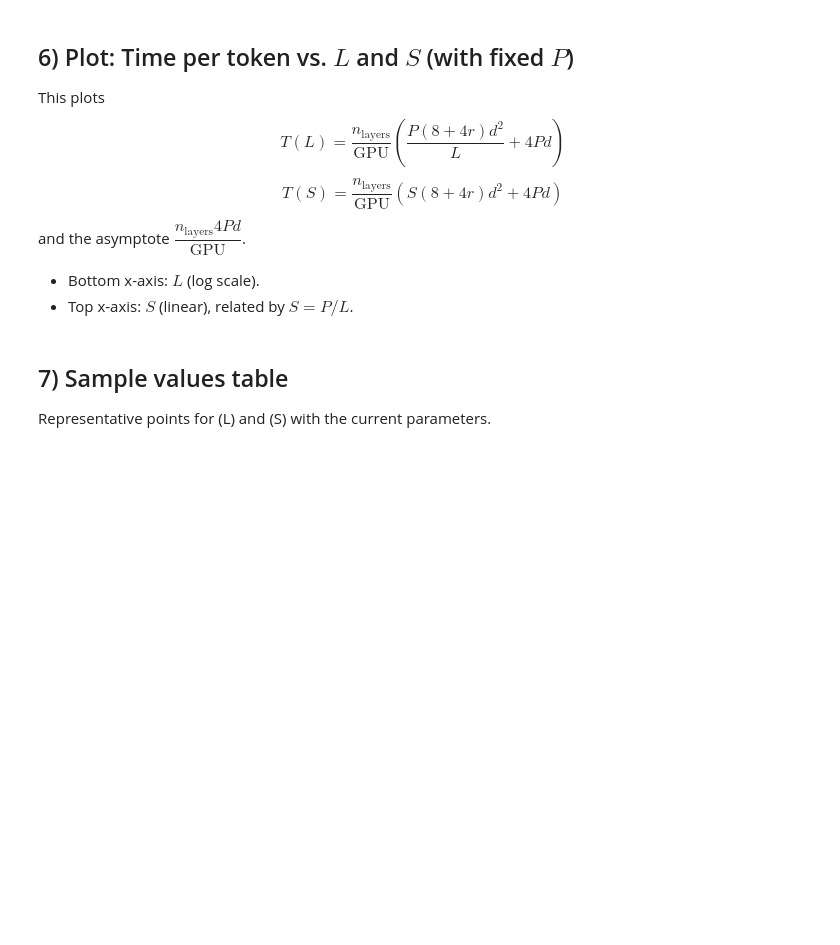
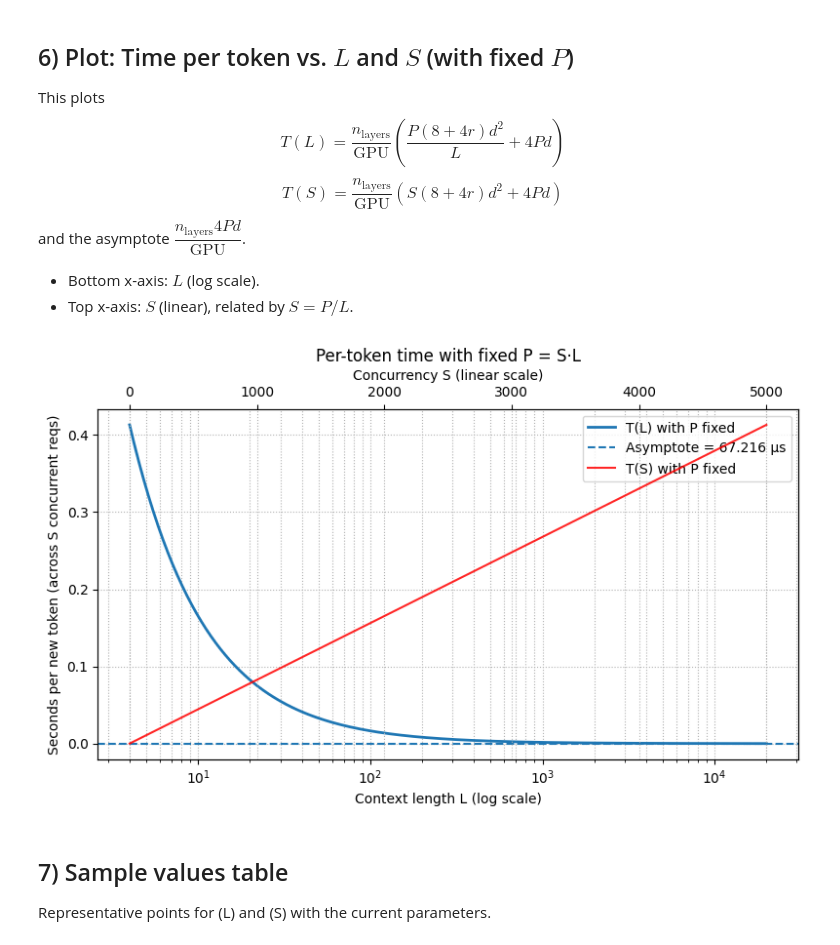
Before and after one commit to zivbeker42/llm-guesstimator, a Jupyter notebook: decode_estimations.ipynb, the cells around one changed output. Saved outputs shown, nothing was run; the diff lists cells and outputs as text; code cells hidden in the pictures; blank space fills up the shorter version.

Commit message:
decode estimations finished and should be good to go

```diff
--- a/decode_estimations.ipynb
+++ b/decode_estimations.ipynb
@@ -172,34 +172,36 @@ asymptote_time = (4 * P * d * n_layers) / gpu_flops_per_sec
 fig, axL = plt.subplots(figsize=(8, 5))
 axL.plot(L_vals, T_L, label="T(L) with P fixed", linewidth=2)
 axL.axhline(
     asymptote_time,
     linestyle="--",
     label=f"Asymptote = {asymptote_time * 1e6:.3f} µs",
 )
 
 # T(S)
-start, stop, num = decode_settings["concurrency_range"]
+start, stop, num = decode_settings["batch_range"]
 S_vals = np.linspace(start, stop, int(num))
 T_S = time_per_token_from_S(S_vals, P, decode_model, hardware)
 
 
 axL.set_xscale("log")
 axL.set_xlabel("Context length L (log scale)")
 axL.set_ylabel("Seconds per new token (across S concurrent reqs)")
 axL.grid(True, which="both", linestyle=":")
 
 axS = axL.twiny()
 axS.plot(S_vals, T_S, label="T(S) with P fixed", alpha=0.85, color="red")
 axS.set_xlabel("Concurrency S (linear scale)")
 
 lines_L, labels_L = axL.get_legend_handles_labels()
 lines_S, labels_S = axS.get_legend_handles_labels()
 axL.legend(lines_L + lines_S, labels_L + labels_S, loc="upper right")
 
 plt.title("Per-token time with fixed P = S·L")
 plt.tight_layout()
 plt.grid(True, which="both", linestyle=":")
 plt.show()
+# %% [output]
+[figure, added]
 # %% [markdown]
 
 ## 7) Sample values table
```
Also changed, not shown: parts of 4 cells of this notebook, 2 other files.
